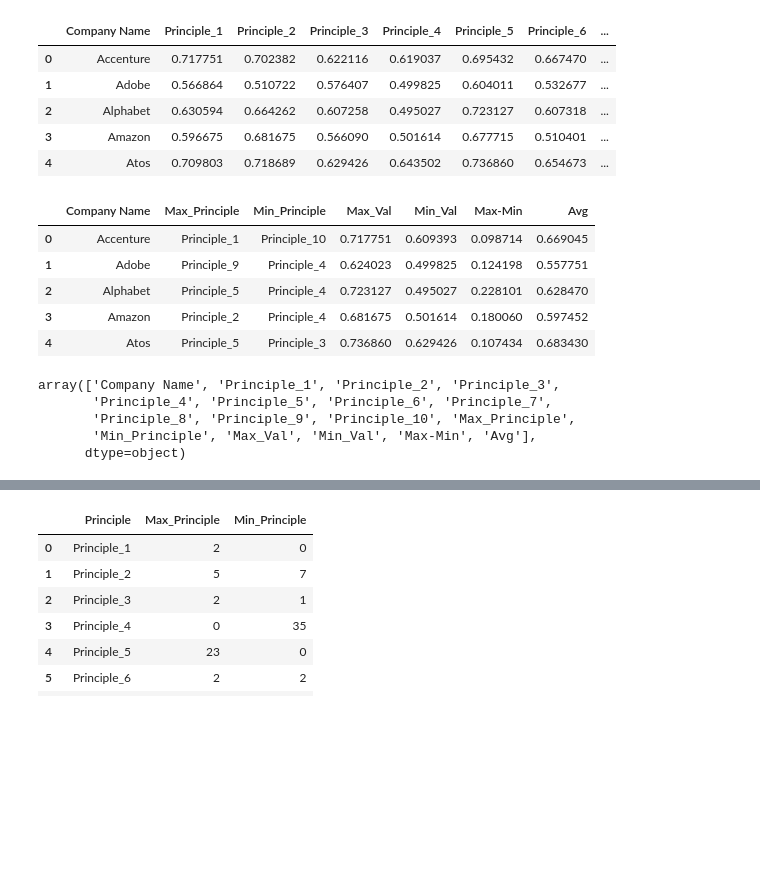
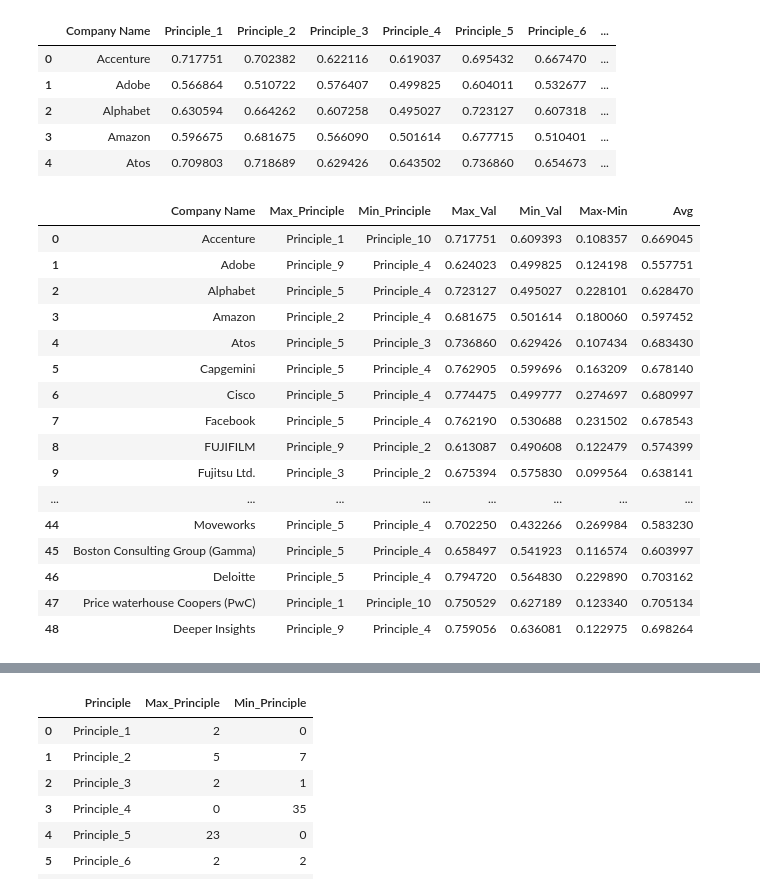
Before and after one commit to Kensuzuki95/Corporate_AI_Ethics_Guideline_Analysis, a Jupyter notebook: Result_Analysis.ipynb, the cells around one changed output, grey strips where cells are left out. Drawn from its saved outputs; the diff is of its cells as text; code cells hidden in the pictures; blank space fills up the shorter version.

```diff
--- a/Result_Analysis.ipynb
+++ b/Result_Analysis.ipynb
@@ -69,19 +73,22 @@ results.head()
 | 4 | Atos | 0.709803 | 0.718689 | 0.629426 | 0.643502 | 0.736860 | 0.654673 | ... |
 # %%
 analysis = results.iloc[:, [0,11,12,13,14,15,16]]
-analysis.head()
+analysis
 # %% [output]
 |  | Company Name | Max_Principle | Min_Principle | Max_Val | Min_Val | Max-Min | Avg |
-| 0 | Accenture | Principle_1 | Principle_10 | 0.717751 | 0.609393 | 0.098714 | 0.669045 |
+| 0 | Accenture | Principle_1 | Principle_10 | 0.717751 | 0.609393 | 0.108357 | 0.669045 |
 | 1 | Adobe | Principle_9 | Principle_4 | 0.624023 | 0.499825 | 0.124198 | 0.557751 |
 | 2 | Alphabet | Principle_5 | Principle_4 | 0.723127 | 0.495027 | 0.228101 | 0.628470 |
 | 3 | Amazon | Principle_2 | Principle_4 | 0.681675 | 0.501614 | 0.180060 | 0.597452 |
 | 4 | Atos | Principle_5 | Principle_3 | 0.736860 | 0.629426 | 0.107434 | 0.683430 |
+| 5 | Capgemini | Principle_5 | Principle_4 | 0.762905 | 0.599696 | 0.163209 | 0.678140 |
+| 6 | Cisco | Principle_5 | Principle_4 | 0.774475 | 0.499777 | 0.274697 | 0.680997 |
+| 7 | Facebook | Principle_5 | Principle_4 | 0.762190 | 0.530688 | 0.231502 | 0.678543 |
+| 8 | FUJIFILM | Principle_9 | Principle_2 | 0.613087 | 0.490608 | 0.122479 | 0.574399 |
+| 9 | Fujitsu Ltd. | Principle_3 | Principle_2 | 0.675394 | 0.575830 | 0.099564 | 0.638141 |
+| ... | ... | ... | ... | ... | ... | ... | ... |
+| 44 | Moveworks | Principle_5 | Principle_4 | 0.702250 | 0.432266 | 0.269984 | 0.583230 |
+| 45 | Boston Consulting Group (Gamma) | Principle_5 | Principle_4 | 0.658497 | 0.541923 | 0.116574 | 0.603997 |
+| 46 | Deloitte | Principle_5 | Principle_4 | 0.794720 | 0.564830 | 0.229890 | 0.703162 |
+| 47 | Price waterhouse Coopers (PwC) | Principle_1 | Principle_10 | 0.750529 | 0.627189 | 0.123340 | 0.705134 |
+| 48 | Deeper Insights | Principle_9 | Principle_4 | 0.759056 | 0.636081 | 0.122975 | 0.698264 |
-# %%
-results.columns.values
-# %% [output]
-array(['Company Name', 'Principle_1', 'Principle_2', 'Principle_3',
-       'Principle_4', 'Principle_5', 'Principle_6', 'Principle_7',
-       'Principle_8', 'Principle_9', 'Principle_10', 'Max_Principle',
-       'Min_Principle', 'Max_Val', 'Min_Val', 'Max-Min', 'Avg'],
-      dtype=object)
```
Also changed, not shown: parts of 4 cells of this notebook.
